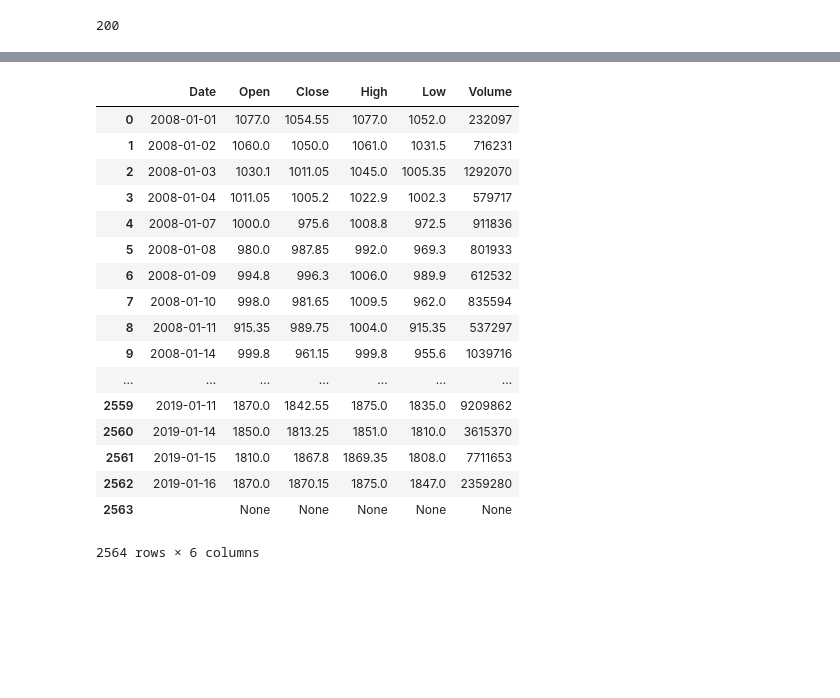
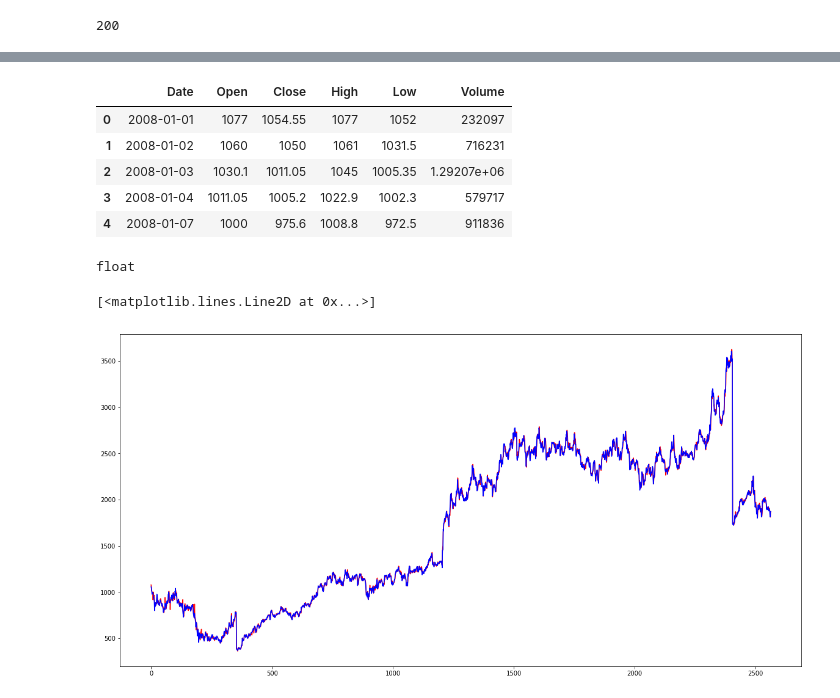
Before and after one commit to PrajwalPrashanth/DataloreLabsInternship, a Jupyter notebook: Stock price data/Untitled.ipynb, the cells around one changed output, grey strips where cells are left out. Cells and saved outputs as stored; diff of their text form; code cells hidden in the pictures; blank space fills up the shorter version.

Commit message:
Normalized stock price for one stock

```diff
--- a/Stock price data/Untitled.ipynb
+++ b/Stock price data/Untitled.ipynb
@@ -30,24 +33,25 @@ a
  ['2012-01-18', '1080.0', '1076.15', '1096.3', '1045.3', '5832766'],
  ...]
 # %%
-df = pd.DataFrame(a[1:], columns=a[0])
-df
+price_df = pd.DataFrame(a[1:-1], columns=a[0])
+price_df.iloc[:,1:] = price_df.iloc[:,1:].astype('float')
+price_df.head()
 # %% [output]
 |  | Date | Open | Close | High | Low | Volume |
-| 0 | 2008-01-01 | 1077.0 | 1054.55 | 1077.0 | 1052.0 | 232097 |
-| 1 | 2008-01-02 | 1060.0 | 1050.0 | 1061.0 | 1031.5 | 716231 |
-| 2 | 2008-01-03 | 1030.1 | 1011.05 | 1045.0 | 1005.35 | 1292070 |
+| 0 | 2008-01-01 | 1077 | 1054.55 | 1077 | 1052 | 232097 |
+| 1 | 2008-01-02 | 1060 | 1050 | 1061 | 1031.5 | 716231 |
+| 2 | 2008-01-03 | 1030.1 | 1011.05 | 1045 | 1005.35 | 1.29207e+06 |
 | 3 | 2008-01-04 | 1011.05 | 1005.2 | 1022.9 | 1002.3 | 579717 |
-| 4 | 2008-01-07 | 1000.0 | 975.6 | 1008.8 | 972.5 | 911836 |
-| 5 | 2008-01-08 | 980.0 | 987.85 | 992.0 | 969.3 | 801933 |
-| 6 | 2008-01-09 | 994.8 | 996.3 | 1006.0 | 989.9 | 612532 |
-| 7 | 2008-01-10 | 998.0 | 981.65 | 1009.5 | 962.0 | 835594 |
-| 8 | 2008-01-11 | 915.35 | 989.75 | 1004.0 | 915.35 | 537297 |
-| 9 | 2008-01-14 | 999.8 | 961.15 | 999.8 | 955.6 | 1039716 |
-| ... | ... | ... | ... | ... | ... | ... |
-| 2559 | 2019-01-11 | 1870.0 | 1842.55 | 1875.0 | 1835.0 | 9209862 |
-| 2560 | 2019-01-14 | 1850.0 | 1813.25 | 1851.0 | 1810.0 | 3615370 |
-| 2561 | 2019-01-15 | 1810.0 | 1867.8 | 1869.35 | 1808.0 | 7711653 |
-| 2562 | 2019-01-16 | 1870.0 | 1870.15 | 1875.0 | 1847.0 | 2359280 |
-| 2563 |  | None | None | None | None | None |
+| 4 | 2008-01-07 | 1000 | 975.6 | 1008.8 | 972.5 | 911836 |
-2564 rows × 6 columns
+# %%
+type(price_df['Open'][0])
+# %% [output]
+float
+# %%
+temp_df = price_df.copy()
+plt.figure(1, figsize=(20,10))
+plt.plot(temp_df['Open'].values, 'r-')
+plt.plot(temp_df['Close'].values, 'b-')
+# %% [output]
+[<matplotlib.lines.Line2D at 0x...>]
+[figure, added]
```
Also changed, not shown: parts of 17 cells of this notebook, 2 other files.
